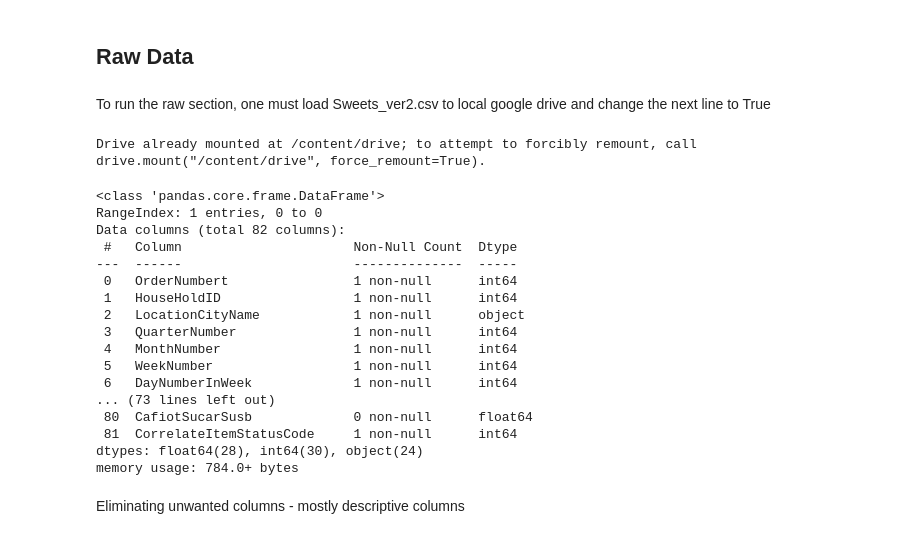
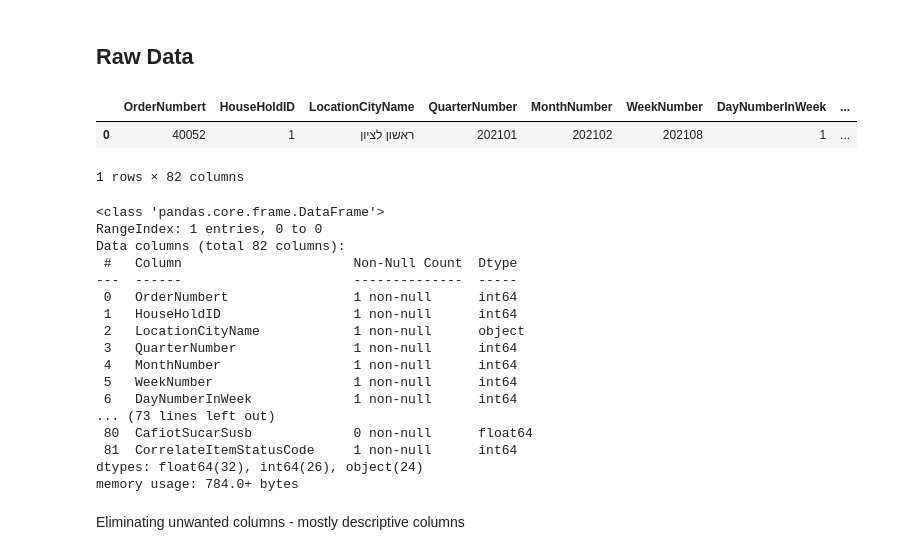
Before and after one commit to drbarak/DS_Project1, a Jupyter notebook: Classification_Project_Shufersal.ipynb, the cells around one changed output. Cells and saved outputs as stored; diff of their text form; code cells hidden in the pictures.

```diff
--- a/Classification_Project_Shufersal.ipynb
+++ b/Classification_Project_Shufersal.ipynb
@@ -17,22 +17,20 @@ d = display
 # Get Data
 # %% [markdown]
 ## Raw Data
-# %% [markdown]
-To run the raw section, one must load Sweets_ver2.csv to local google drive and change the next line to True
 # %%
-id = ''   # to identify results csv
+id = ''  # name of result file
 
-RAW = False
+RAW = True
 DIFF = True
 RATIO = False
 REL = False
 # %%
 def get_raw(fname):
-  data_url = 'https://github.com/DanielKorenDataScience/ClassificationProject/blob/main/' + fname + '.csv?raw=true'
+  data_url = 'https://raw.githubusercontent.com/DanielKorenDataScience/ClassificationProject/main/' + fname
   resp = requests.get(data_url)
   text = resp.text
 
-  with open(fname + '.csv', 'w') as fh:
+  with open(fname, 'w') as fh:
     fh.write(text)
 # %%
 def diff_list(li1, li2):
@@ -39,13 +38,15 @@ def diff_list(li1, li2):
   return [i for i in li1 + li2 if i not in li1 or i not in li2]
 # %%
 if RAW:
-  df1 = pd.read_csv('/content/drive/MyDrive/Sweets_ver2.csv', encoding='ISO-8859-8', nrows=1)
-  df2 = pd.read_csv('/content/drive/MyDrive/Sweets_ver2.csv', encoding='ISO-8859-8', usecols=[i for i in range(82) if not i in[0,8,10,12,14,16,18,20,24,26,27,48,50,52,54,56,58,62,64,65]])
+  fname = 'Sweets.csv'
+  get_raw(fname)
+  df1 = pd.read_csv(fname, encoding='utf-8', nrows=1)
+  df2 = pd.read_csv(fname, encoding='utf-8', usecols=[i for i in range(82) if not i in[0,8,10,12,14,16,18,20,24,26,27,48,50,52,54,56,58,62,64,65]])
+  d(df1)
+# %% [output]
+|  | OrderNumbert | HouseHoldID | LocationCityName | QuarterNumber | MonthNumber | WeekNumber | DayNumberInWeek | ... |
+| 0 | 40052 | 1 | ראשון לציון | 202101 | 202102 | 202108 | 1 | ... |
+1 rows × 82 columns
-# %%
-from google.colab import drive
-drive.mount('/content/drive')
-# %% [output]
-Drive already mounted at /content/drive; to attempt to forcibly remount, call drive.mount("/content/drive", force_remount=True).
 # %%
 if RAW:
   df1.info()
@@ -65,7 +66,7 @@ Data columns (total 82 columns):
 ... (73 lines left out)
  80  CafiotSucarSusb             0 non-null      float64
  81  CorrelateItemStatusCode     1 non-null      int64
-dtypes: float64(28), int64(30), object(24)
+dtypes: float64(32), int64(26), object(24)
 memory usage: 784.0+ bytes
 # %% [markdown]
 Eliminating unwanted columns - mostly descriptive columns
```
Also changed, not shown: parts of 70 cells of this notebook.
